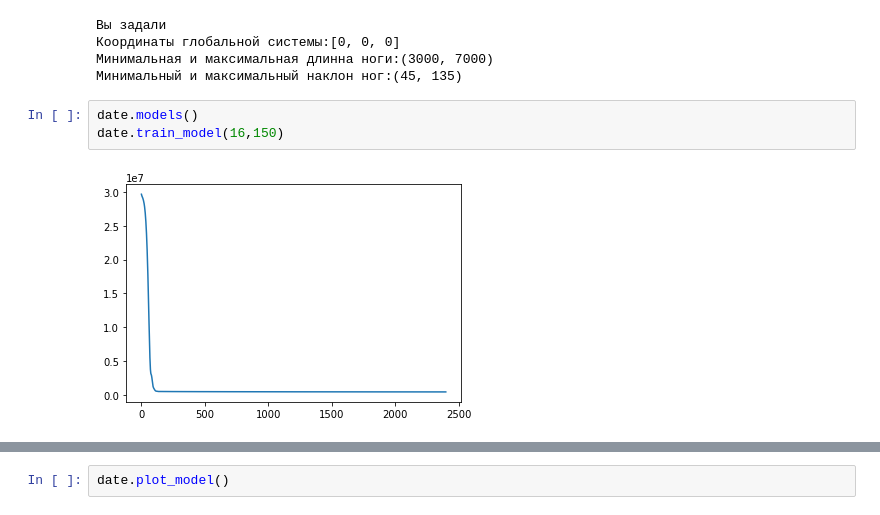
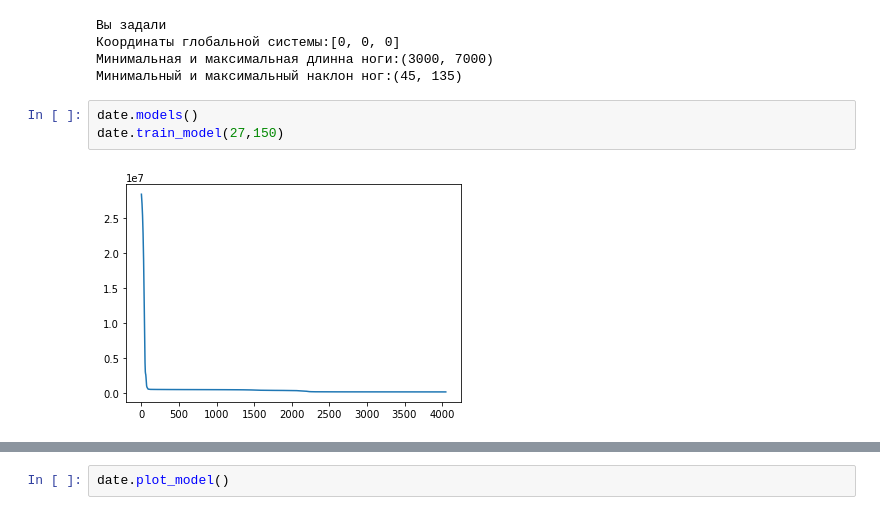
Before and after one commit to neit1t/Stewart_platform_main, a Jupyter notebook: StewartTest/Gets_Dataset.ipynb, the cells around one changed output, grey strips where cells are left out. Cells and saved outputs as stored; diff of their text form.

```diff
--- a/StewartTest/Gets_Dataset.ipynb
+++ b/StewartTest/Gets_Dataset.ipynb
@@ -180,6 +180,6 @@ date.load_dataset('X.xls','Y.xls')
 Минимальный и максимальный наклон ног:(45, 135)
 # %%
 date.models()
-date.train_model(16,150)
+date.train_model(27,150)
 # %% [output]
-[figure, old version]
+[figure, new version]
```
Also changed, not shown: parts of 3 cells of this notebook, 6 other files.
